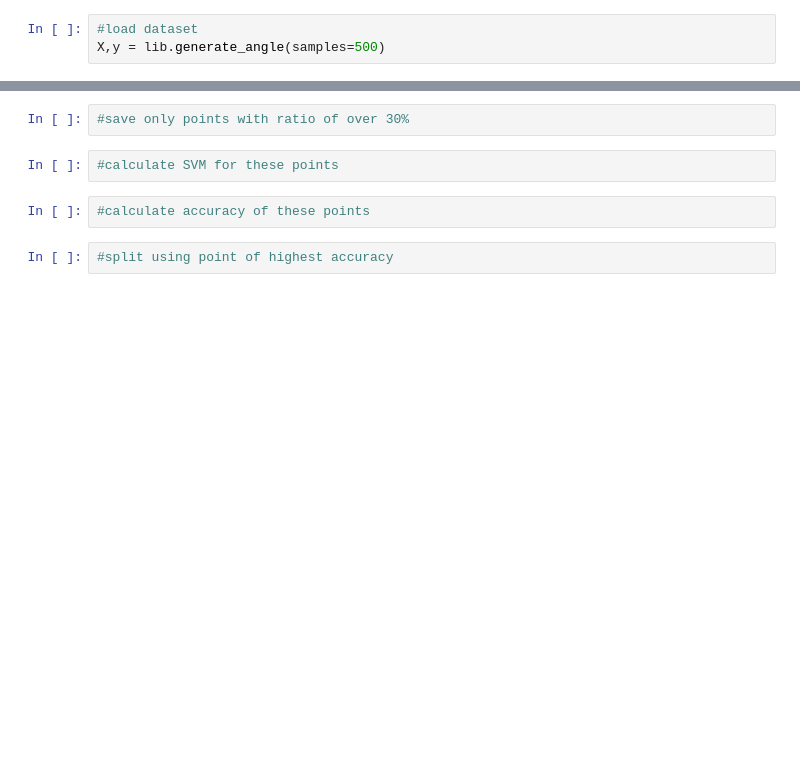
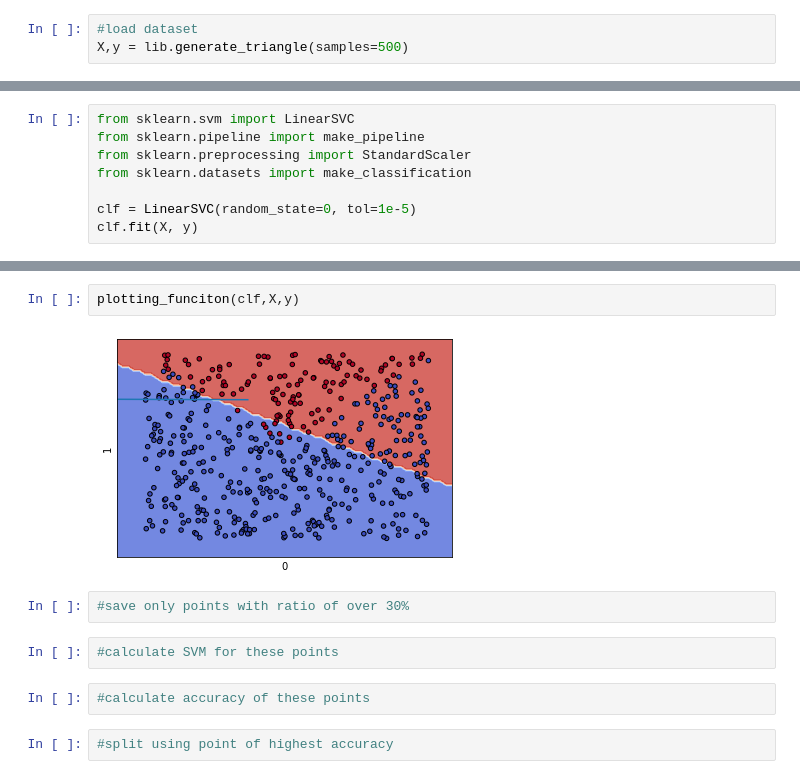
Before and after one commit to guy-amir/tree-comparison, a Jupyter notebook: knn_svm.ipynb, the cells around one changed output, grey strips where cells are left out. Cells and saved outputs as stored; diff of their text form; blank space fills up the shorter version.

```diff
--- a/knn_svm.ipynb
+++ b/knn_svm.ipynb
@@ -9,3 +50,3 @@ from sklearn import neighbors, datasets
 # %%
 #load dataset
-X,y = lib.generate_angle(samples=500)
+X,y = lib.generate_triangle(samples=500)
@@ -37,0 +87,8 @@ X0dist =
+# %%
+from sklearn.svm import LinearSVC
+from sklearn.pipeline import make_pipeline
+from sklearn.preprocessing import StandardScaler
+from sklearn.datasets import make_classification
+
+clf = LinearSVC(random_state=0, tol=1e-5)
+clf.fit(X, y)
@@ -38,3 +110,7 @@ X0dist =
+# %%
+plotting_funciton(clf,X,y)
+# %% [output]
+[figure, added]
 # %%
 #save only points with ratio of over 30%
 # %%
```
Also changed, not shown: parts of 12 cells of this notebook.
